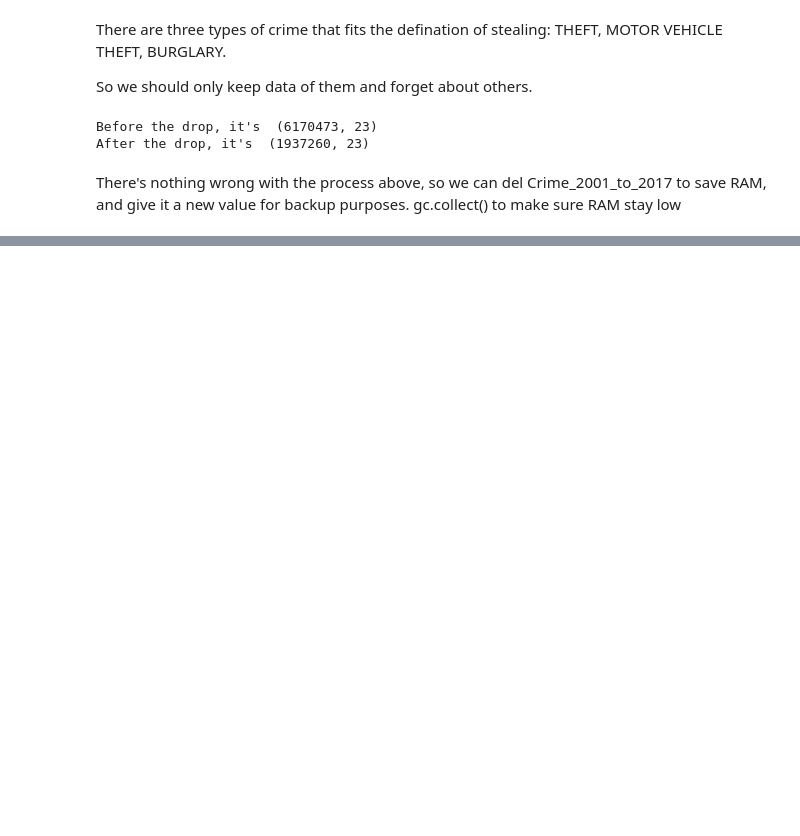
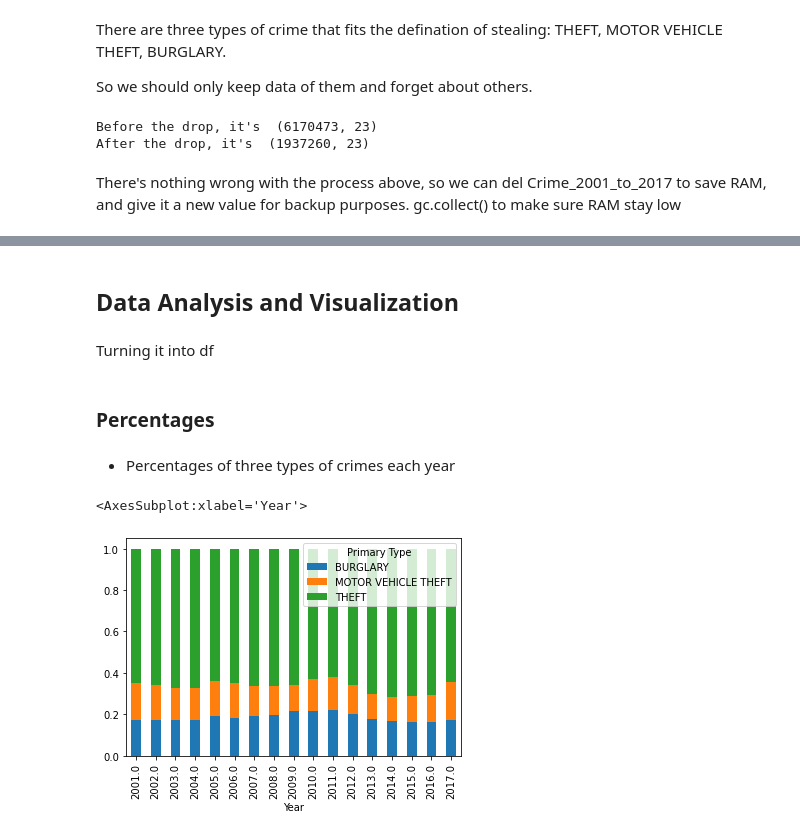
Before and after one commit to AngeloHYang/Crimes-in-Chicago, a Jupyter notebook: Code/Chicago Crime Theft Data Analysis.ipynb, the cells around one changed output, grey strips where cells are left out. Drawn from its saved outputs; the diff is of its cells as text; code cells hidden in the pictures; blank space fills up the shorter version.

Commit message:
Update Chicago Crime Theft Data Analysis.ipynb
- Working on Data Analysis and Visualization
  - Added percentages of three types of crimes each year

```diff
--- a/Code/Chicago Crime Theft Data Analysis.ipynb
+++ b/Code/Chicago Crime Theft Data Analysis.ipynb
@@ -181,0 +182,4 @@ gc.collect()
+# %% [markdown]
+## Data Analysis and Visualization
+# %% [markdown]
+Turning it into df
@@ -181,0 +188,12 @@ gc.collect()
+# %% [markdown]
+### Percentages
+# %% [markdown]
+- Percentages of three types of crimes each year
+# %%
+EachCountByYear = pd.crosstab(Crime_data['Year'], Crime_data['Primary Type'])
+sumOfEachYear = EachCountByYear.sum(axis=1)
+percentagePerYear = EachCountByYear.div(sumOfEachYear, axis=0)
+percentagePerYear.plot(kind='bar', stacked=True)
+# %% [output]
+<AxesSubplot:xlabel='Year'>
+[figure, added]
```
Also changed, not shown: parts of 3 cells of this notebook.
